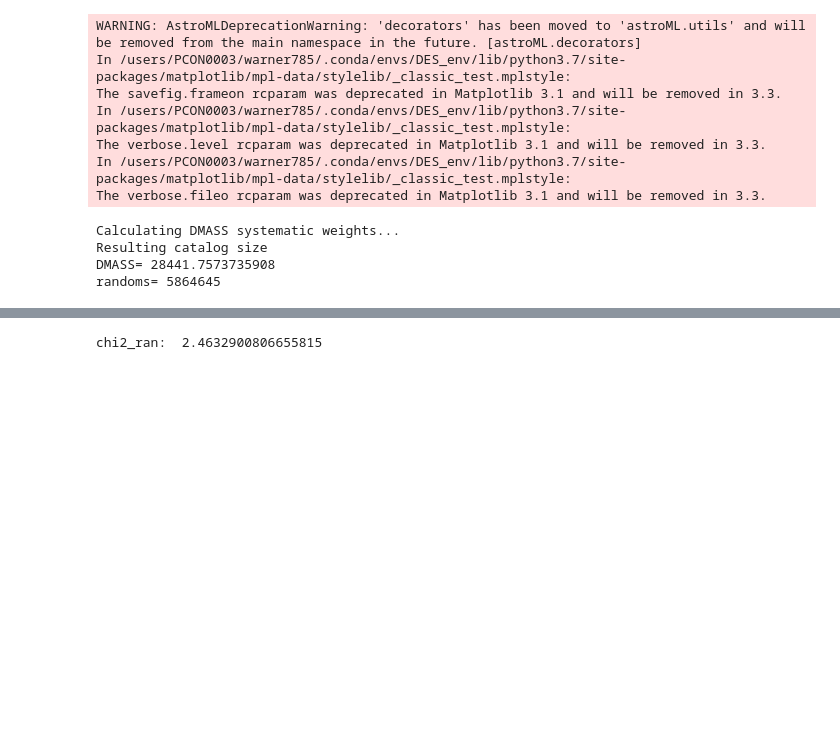
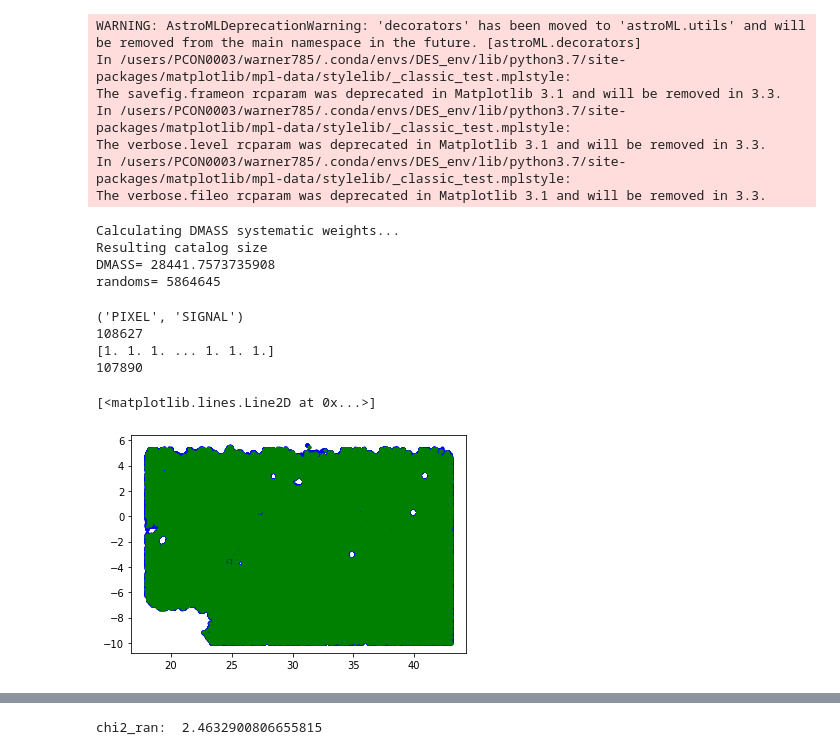
Before and after one commit to sujeong-lee/DMASS, a Jupyter notebook: code_py3/Systematics_clean.ipynb, the cells around one changed output, grey strips where cells are left out. Saved outputs shown, nothing was run; the diff lists cells and outputs as text; code cells hidden in the pictures; blank space fills up the shorter version.

```diff
--- a/code_py3/Systematics_clean.ipynb
+++ b/code_py3/Systematics_clean.ipynb
@@ -197,3 +197,43 @@ Calculating DMASS systematic weights...
 Resulting catalog size
 DMASS= 28441.7573735908
 randoms= 5864645
+# %%
+#You can do this by getting the fracdet value at the location of each random point
+#( call that frac_obj), then generate an array of the same length from a uniform random
+#distribution between 0 and 1 (call that u), and only keep randoms  where u<frac_obj
+
+path = '/fs/scratch/PCON0008/warner785/bwarner/'
+fracDet = fitsio.read(path+'y3a2_griz_o.4096_t.32768_coverfoot_EQU.fits.gz')
+
+print(fracDet.dtype.names)
+
+phi = random_val['RA'] * np.pi / 180.0
+theta = ( 90.0 - random_val['DEC'] ) * np.pi/180.0
+random_pix = hp.ang2pix(4096, theta, phi)
+print(random_pix.size)
+
+frac = np.zeros(hp.nside2npix(4096))
+fracDet["PIXEL"] = hp.nest2ring(4096, fracDet['PIXEL'])
+#sysHp[sysMap['PIXEL'][dim_mask]] = sysMap['SIGNAL'][dim_mask]
+frac[fracDet['PIXEL']] = fracDet['SIGNAL']
+
+frac_obj = frac[random_pix]
+print(frac_obj)
+
+u = np.random.rand(len(random_pix))
+#select random points with the condition u < frac_obj
+random_val_fracselected = random_val[u < frac_obj]
+
+print(random_val_fracselected.size)
+# %% [output]
+('PIXEL', 'SIGNAL')
+108627
+[1. 1. 1. ... 1. 1. 1.]
+107890
+# %%
+fig, ax = plt.subplots()
+ax.plot( dmass_val['RA'], dmass_val['DEC'], "b.")
+ax.plot(random_val_fracselected['RA'], random_val_fracselected['DEC'], "g.")
+# %% [output]
+[<matplotlib.lines.Line2D at 0x...>]
+[figure, added]
```
Also changed, not shown: parts of 8 cells of this notebook, 2 other files.
